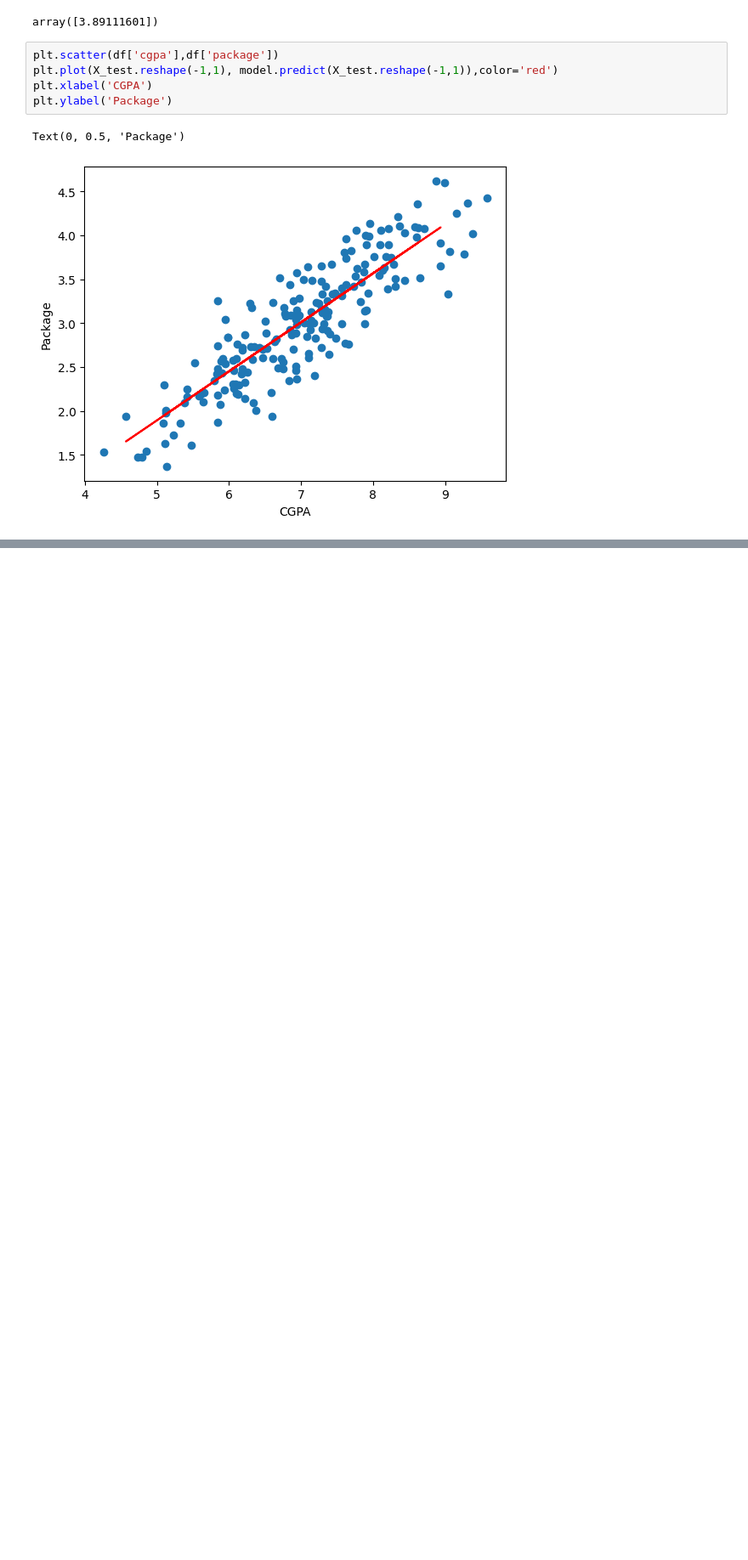
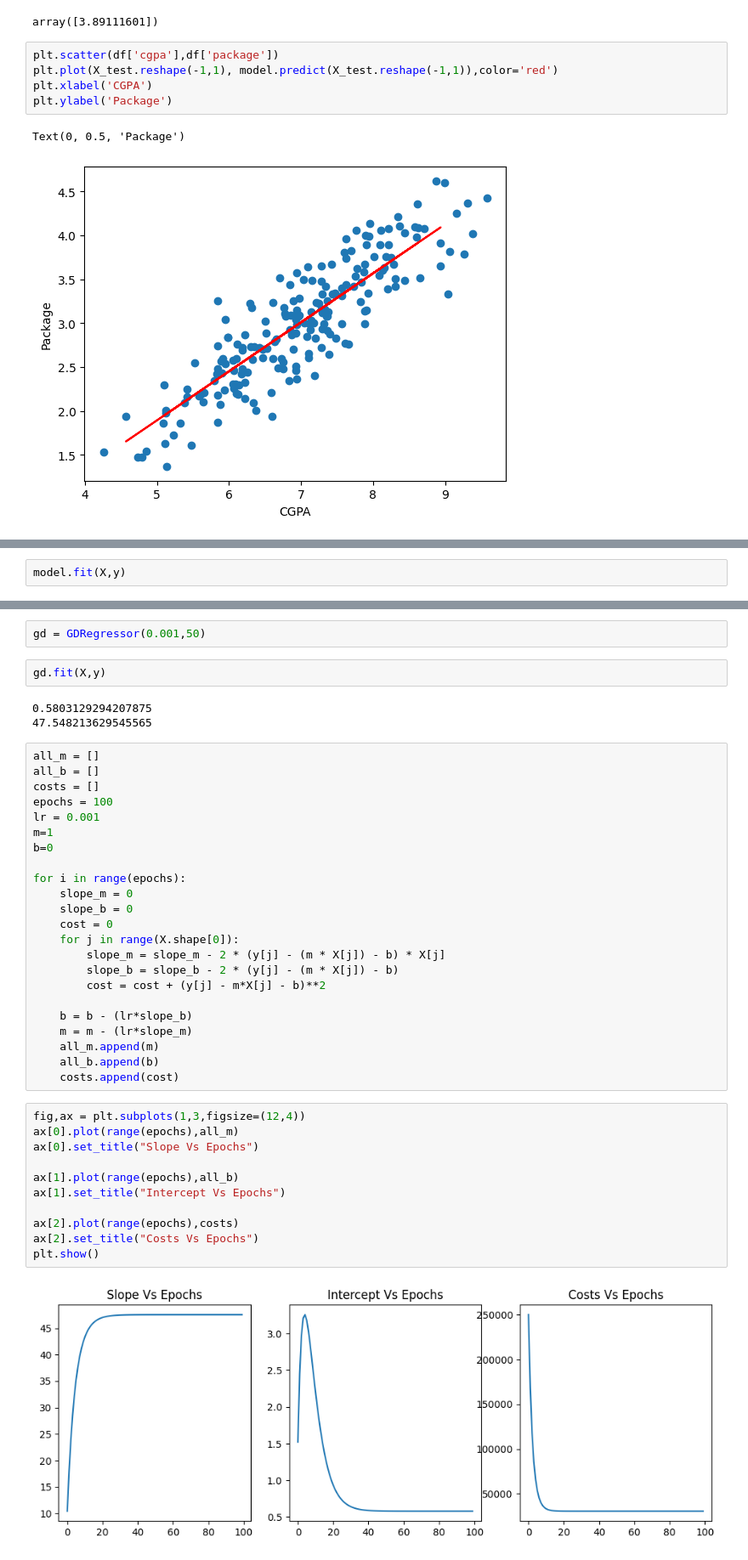
Before and after one commit to Isha-singh-01/ML-DL-Algorithms, a Jupyter notebook: LinearRegression.ipynb, the cells around one changed output, grey strips where cells are left out. Shown: that part at 85% size. Saved outputs shown, nothing was run; the diff lists cells and outputs as text; blank space fills up the shorter version.

```diff
--- a/LinearRegression.ipynb
+++ b/LinearRegression.ipynb
@@ -112,0 +128,2 @@ Text(0, 0.5, 'Package')
+# %%
+model.fit(X,y)
@@ -112,0 +157,43 @@ Text(0, 0.5, 'Package')
+# %%
+gd = GDRegressor(0.001,50)
+# %%
+gd.fit(X,y)
+# %% [output]
+0.5803129294207875
+47.548213629545565
+# %%
+all_m = []
+all_b = []
+costs = []
+epochs = 100
+lr = 0.001
+m=1
+b=0
+
+for i in range(epochs):
+    slope_m = 0
+    slope_b = 0
+    cost = 0
+    for j in range(X.shape[0]):
+        slope_m = slope_m - 2 * (y[j] - (m * X[j]) - b) * X[j]
+        slope_b = slope_b - 2 * (y[j] - (m * X[j]) - b)
+        cost = cost + (y[j] - m*X[j] - b)**2
+
+    b = b - (lr*slope_b)
+    m = m - (lr*slope_m)
+    all_m.append(m)
+    all_b.append(b)
+    costs.append(cost)
+# %%
+fig,ax = plt.subplots(1,3,figsize=(12,4))
+ax[0].plot(range(epochs),all_m)
+ax[0].set_title("Slope Vs Epochs")
+
+ax[1].plot(range(epochs),all_b)
+ax[1].set_title("Intercept Vs Epochs")
+
+ax[2].plot(range(epochs),costs)
+ax[2].set_title("Costs Vs Epochs")
+plt.show()
+# %% [output]
+[figure, added]
```
Also changed, not shown: parts of 30 cells of this notebook.
